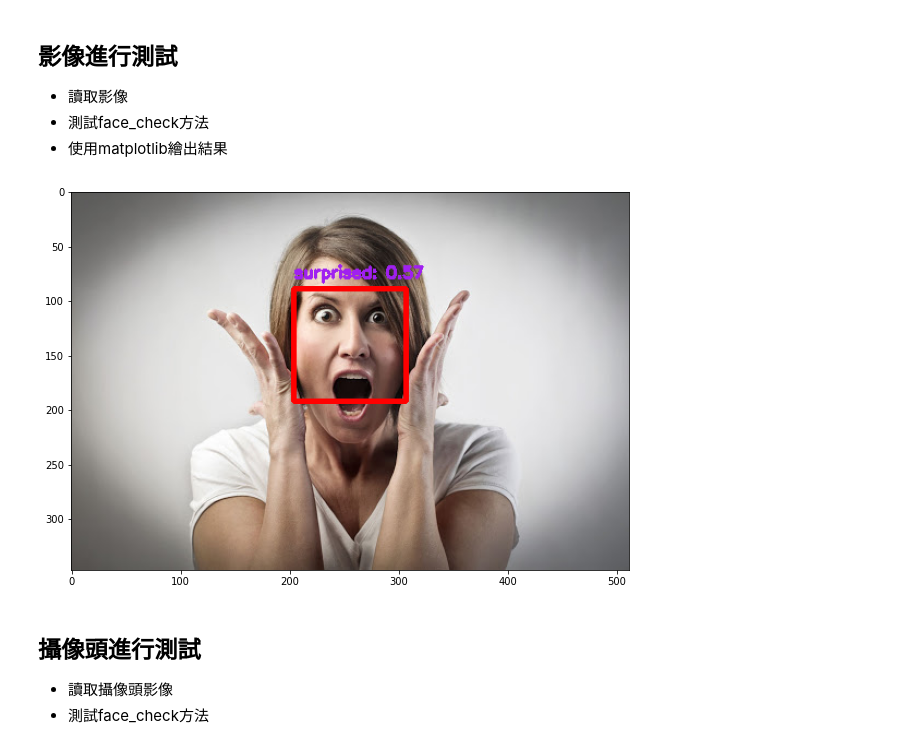
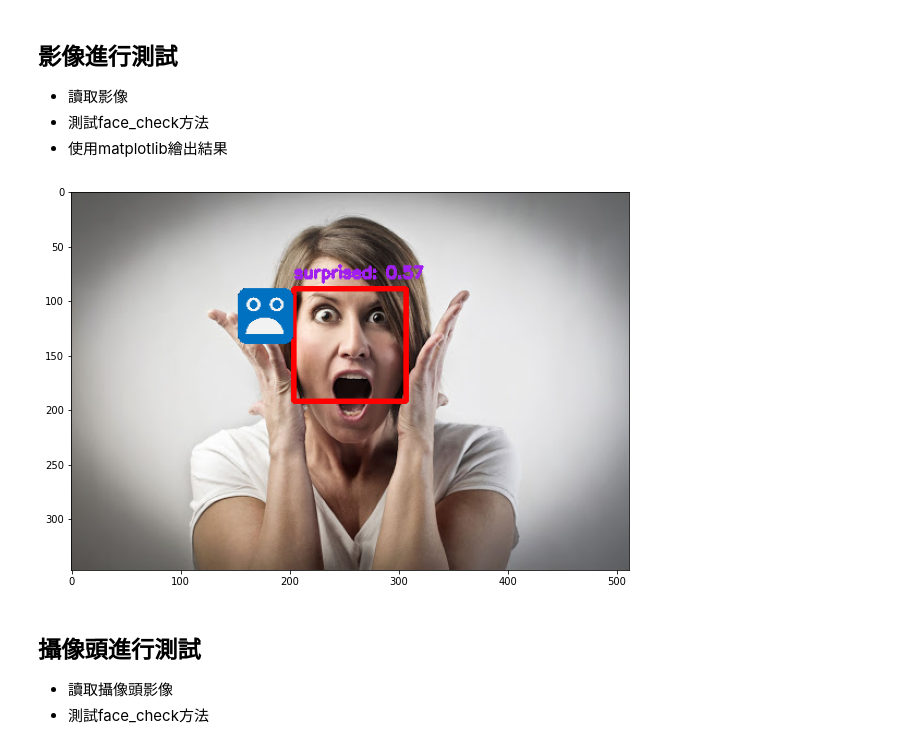
Before and after one commit to j82887/Face-Detection, a Jupyter notebook: 16_Facial Expression Recognition/Fer.ipynb, the cells around one changed output. Cells and saved outputs as stored; diff of their text form; code cells hidden in the pictures.

```diff
--- a/16_Facial Expression Recognition/Fer.ipynb
+++ b/16_Facial Expression Recognition/Fer.ipynb
@@ -121,4 +121,7 @@ def face_check(img, model):
         # 繪製文字
         cv2.putText(frame,"{}: {}".format(max(predictions, key=predictions.get),round(predictions[max(predictions, key=predictions.get)],3)),(x, y-10),cv2.FONT_HERSHEY_SIMPLEX,0.5,colors[pred_array.index(max(pred_array))],2)
 
+        # 繪製圖像
+        frame = face_post(frame, (x, y), w, max(predictions, key=predictions.get))
+
     return data, frame
@@ -130,17 +181,17 @@ def face_check(img, model):
 # %%
 import cv2
 import numpy as np
 import matplotlib.pyplot as plt
 
-img = cv2.imread("unnamed.jpg")
+img = cv2.imread("Image_test/unnamed.jpg")
 data, frame = face_check(img, model)
 
 frame = cv2.cvtColor(img, cv2.COLOR_BGR2RGB)
 plt.figure(figsize=(10,8))
 plt.imshow(frame)
 plt.show()
 # %% [output]
-[figure, old version]
+[figure, new version]
 # %% [markdown]
 ## 攝像頭進行測試
 * 讀取攝像頭影像
```
Also changed, not shown: parts of 3 cells of this notebook.
